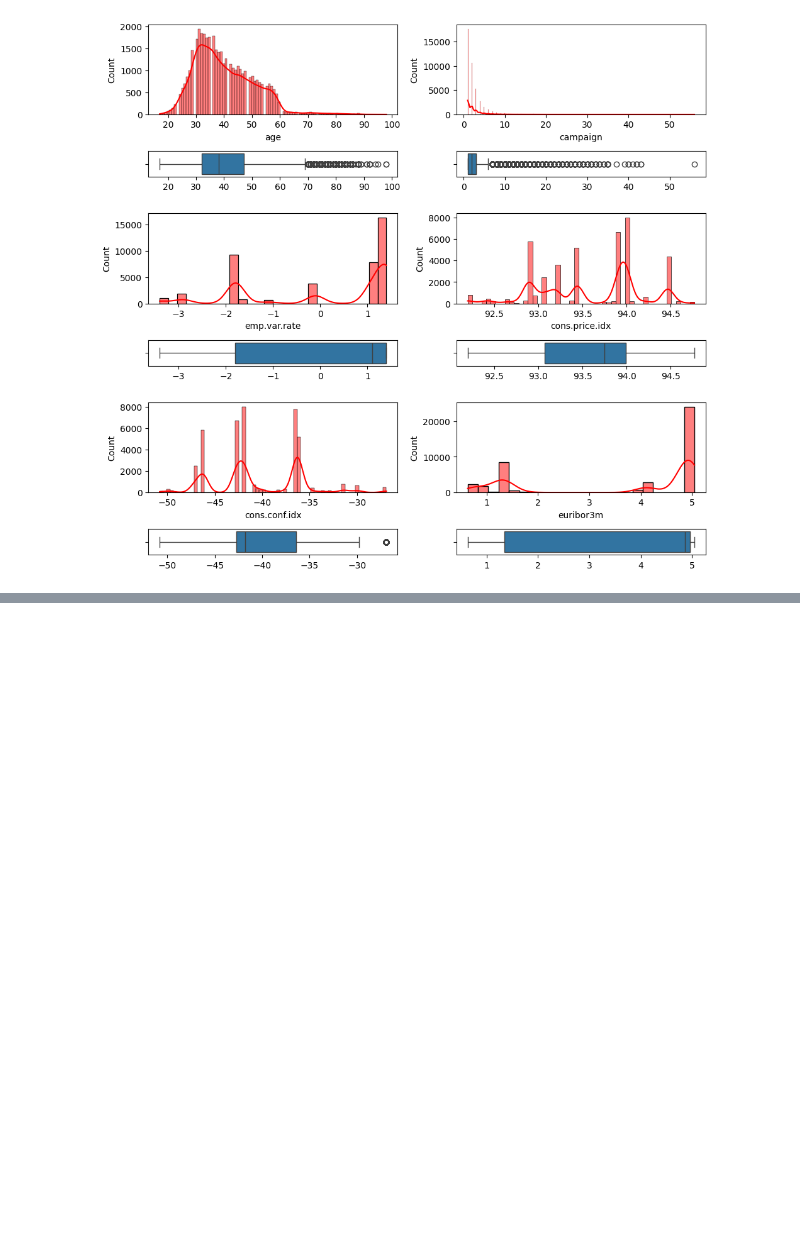
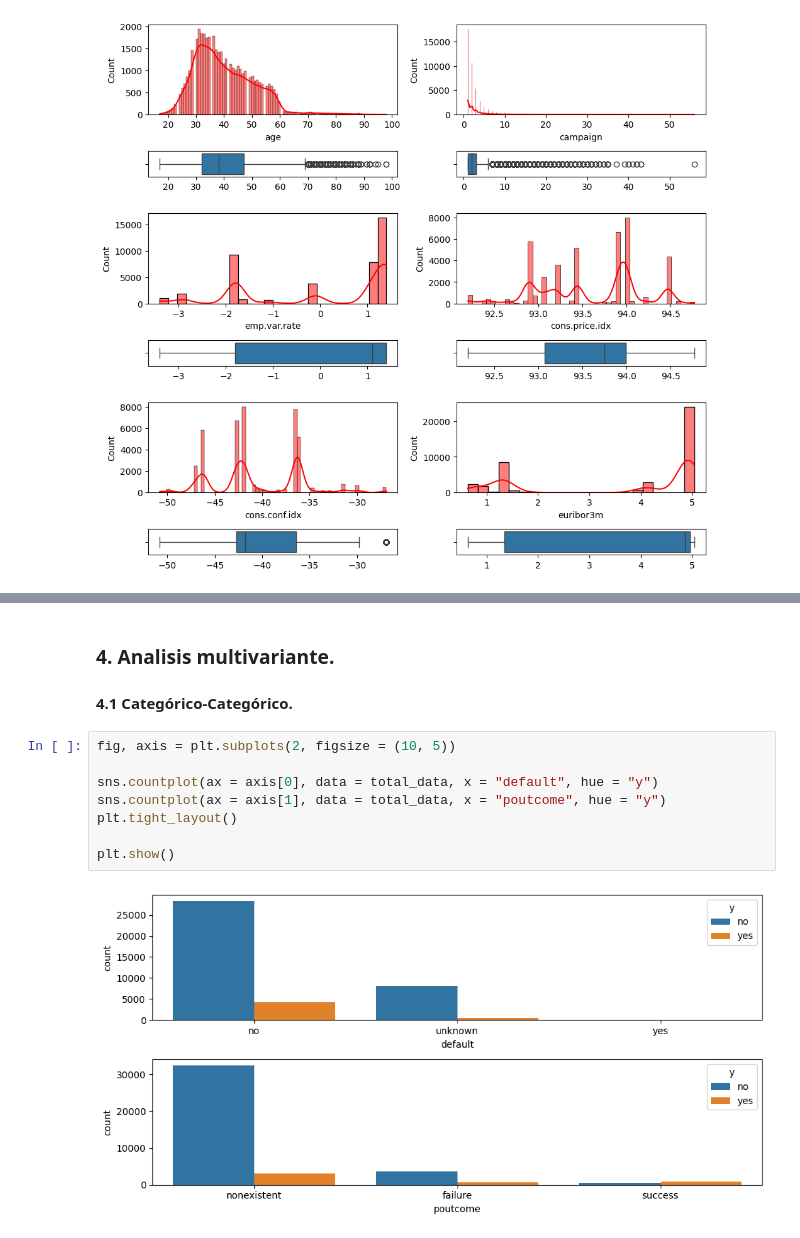
Before and after one commit to 4GeeksAcademy/ivandla96-Proyecto-Regresion-Logistica, a Jupyter notebook: src/explore.ipynb, the cells around one changed output, grey strips where cells are left out. Drawn from its saved outputs; the diff is of its cells as text; blank space fills up the shorter version.

```diff
--- a/src/explore.ipynb
+++ b/src/explore.ipynb
@@ -224,0 +232,13 @@ plt.show()
+# %% [markdown]
+### 4. Analisis multivariante.
+#### 4.1 Categórico-Categórico.
+# %%
+fig, axis = plt.subplots(2, figsize = (10, 5))
+
+sns.countplot(ax = axis[0], data = total_data, x = "default", hue = "y")
+sns.countplot(ax = axis[1], data = total_data, x = "poutcome", hue = "y")
+plt.tight_layout()
+
+plt.show()
+# %% [output]
+[figure, added]
```
Also changed, not shown: parts of 12 cells of this notebook, 1 other file.
